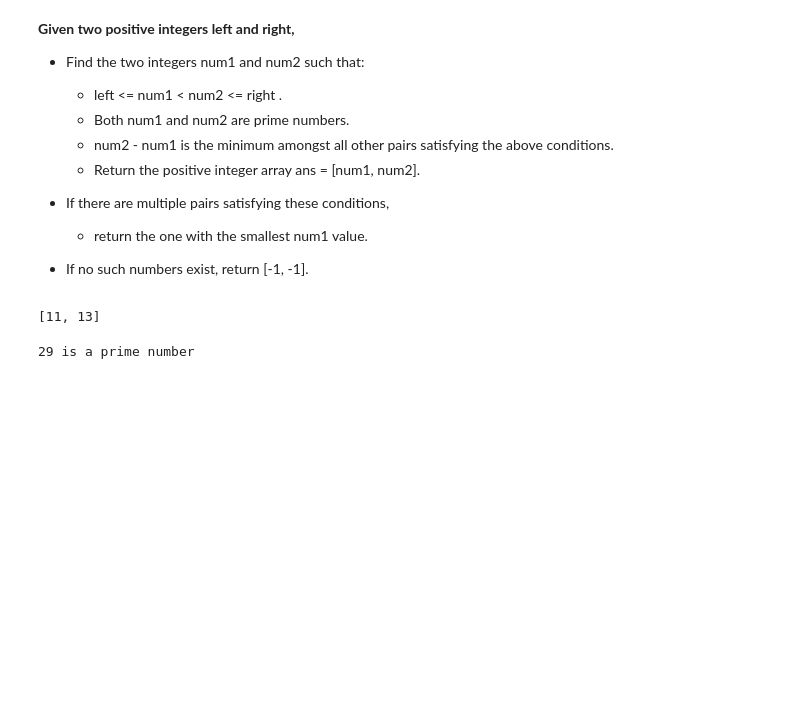
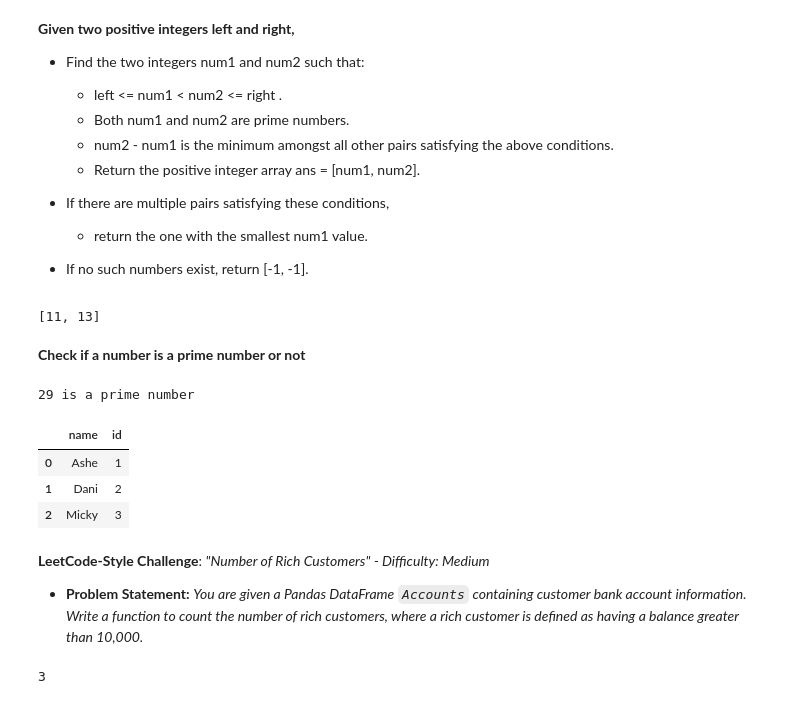
Before and after one commit to ake369/python_tutorial, a Jupyter notebook: notebooks/python_challenges.ipynb, the cells around one changed output. Saved outputs shown, nothing was run; the diff lists cells and outputs as text; code cells hidden in the pictures; blank space fills up the shorter version.

Commit message:
pandas challenges

````diff
--- a/notebooks/python_challenges.ipynb
+++ b/notebooks/python_challenges.ipynb
@@ -714,6 +678,8 @@ sol = Solution()
 print(sol.closestPrimes(10, 50))  # Example output: [11, 13]
 # %% [output]
 [11, 13]
+# %% [markdown]
+**Check if a number is a prime number or not**
 # %%
 def is_prime(n):
     if n < 2:  # Numbers less than 2 are not prime
@@ -735,3 +701,27 @@ else:
     print(f"{num} is not a prime number")
 # %% [output]
 29 is a prime number
+# %%
+import pandas as pd
+employee = pd.DataFrame({
+    'name':['ashE','DANI','MiCKY'],
+    'id':[1,2,3]
+})
+# %%
+def fixNames(employee: pd.DataFrame) -> pd.DataFrame:
+    employee['name'] = employee['name'].str.capitalize()
+    employee.sort_values(by='id', inplace=True)
+    return employee
+# %%
+fixNames(employee=employee)
+# %% [output]
+|  | name | id |
+| 0 | Ashe | 1 |
+| 1 | Dani | 2 |
+| 2 | Micky | 3 |
+# %% [markdown]
+**LeetCode-Style Challenge**: *"Number of Rich Customers"*
+*- Difficulty: Medium*
+- **Problem Statement:**
+*You are given a Pandas DataFrame ```Accounts``` containing customer bank account information.*
+*Write a function to count the number of rich customers, where a rich customer is defined as having a balance greater than 10,000.*
@@ -737,0 +739,4 @@ else:
+# %%
+Solution().findRichCustomer(Accounts_data)
+# %% [output]
+3
````
Also changed, not shown: parts of 10 cells of this notebook.
